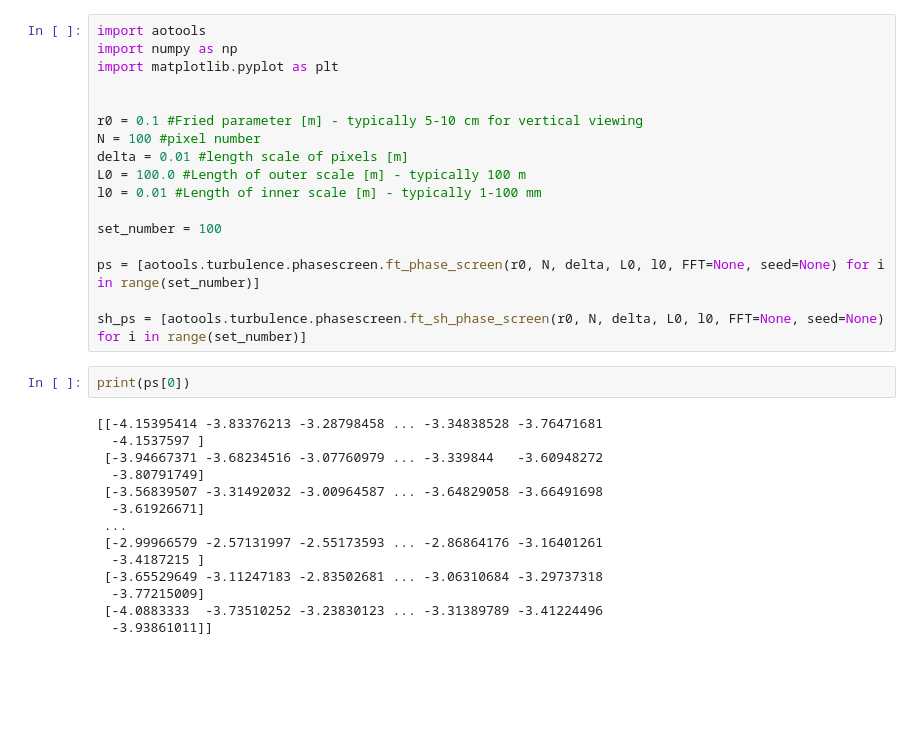
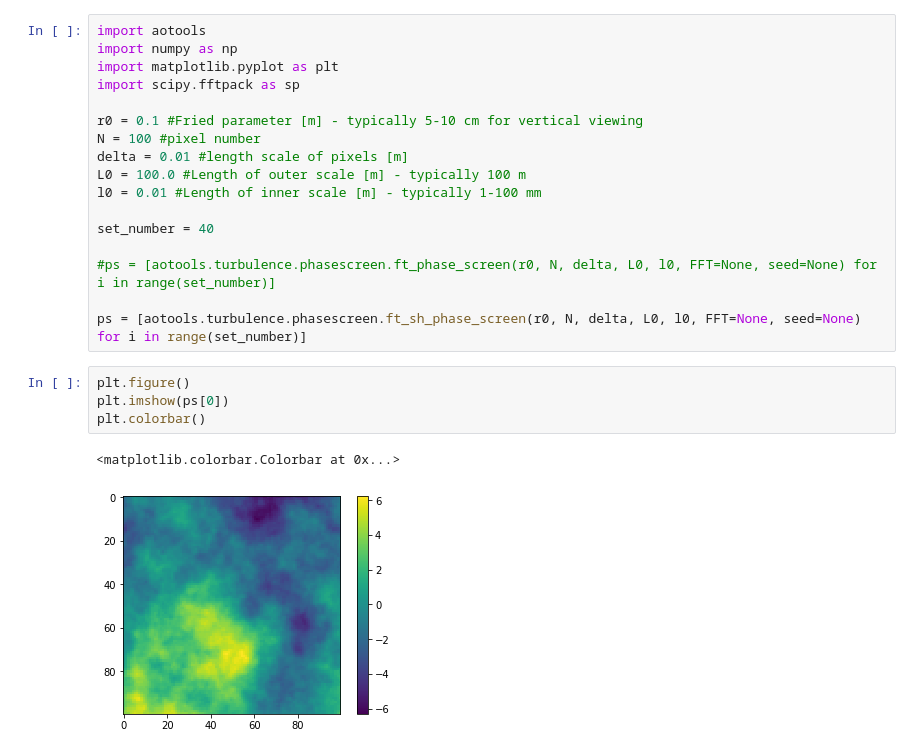
Before and after one commit to Ein-Octocat/scintillation_profiling_code, a Jupyter notebook: exercise_stucture_function_comparison_for_phase_screens_vs_sub_harmonic_phase_screens.ipynb, the cells around one changed output. Drawn from its saved outputs; the diff is of its cells as text; blank space fills up the shorter version.

```diff
--- a/exercise_stucture_function_comparison_for_phase_screens_vs_sub_harmonic_phase_screens.ipynb
+++ b/exercise_stucture_function_comparison_for_phase_screens_vs_sub_harmonic_phase_screens.ipynb
@@ -2,7 +2,7 @@
 import aotools
 import numpy as np
 import matplotlib.pyplot as plt
-
+import scipy.fftpack as sp
 
 r0 = 0.1 #Fried parameter [m] - typically 5-10 cm for vertical viewing
 N = 100 #pixel number
@@ -10,24 +10,15 @@ delta = 0.01 #length scale of pixels [m]
 L0 = 100.0 #Length of outer scale [m] - typically 100 m
 l0 = 0.01 #Length of inner scale [m] - typically 1-100 mm
 
-set_number = 100
+set_number = 40
 
-ps = [aotools.turbulence.phasescreen.ft_phase_screen(r0, N, delta, L0, l0, FFT=None, seed=None) for i in range(set_number)]
+#ps = [aotools.turbulence.phasescreen.ft_phase_screen(r0, N, delta, L0, l0, FFT=None, seed=None) for i in range(set_number)]
 
-sh_ps = [aotools.turbulence.phasescreen.ft_sh_phase_screen(r0, N, delta, L0, l0, FFT=None, seed=None) for i in range(set_number)]
+ps = [aotools.turbulence.phasescreen.ft_sh_phase_screen(r0, N, delta, L0, l0, FFT=None, seed=None) for i in range(set_number)]
-# %%
-print(ps[0])
-# %% [output]
-[[-4.15395414 -3.83376213 -3.28798458 ... -3.34838528 -3.76471681
-  -4.1537597 ]
- [-3.94667371 -3.68234516 -3.07760979 ... -3.339844   -3.60948272
-  -3.80791749]
- [-3.56839507 -3.31492032 -3.00964587 ... -3.64829058 -3.66491698
-  -3.61926671]
- ...
- [-2.99966579 -2.57131997 -2.55173593 ... -2.86864176 -3.16401261
-  -3.4187215 ]
- [-3.65529649 -3.11247183 -2.83502681 ... -3.06310684 -3.29737318
-  -3.77215009]
- [-4.0883333  -3.73510252 -3.23830123 ... -3.31389789 -3.41224496
-  -3.93861011]]
+# %%
+plt.figure()
+plt.imshow(ps[0])
+plt.colorbar()
+# %% [output]
+<matplotlib.colorbar.Colorbar at 0x...>
+[figure, added]
```
Also changed, not shown: parts of 13 cells of this notebook, 3 other files.
